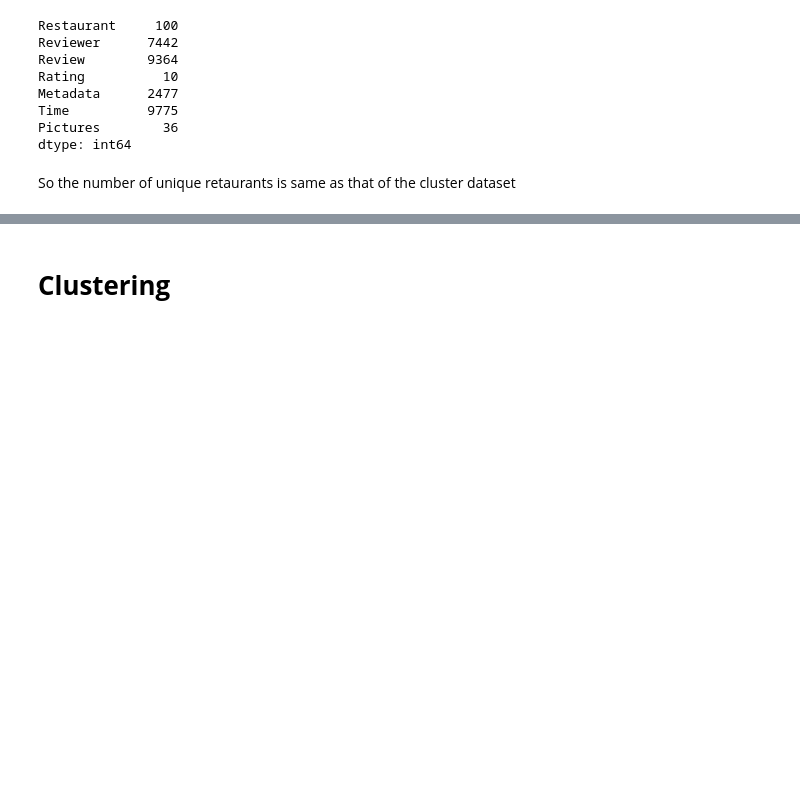
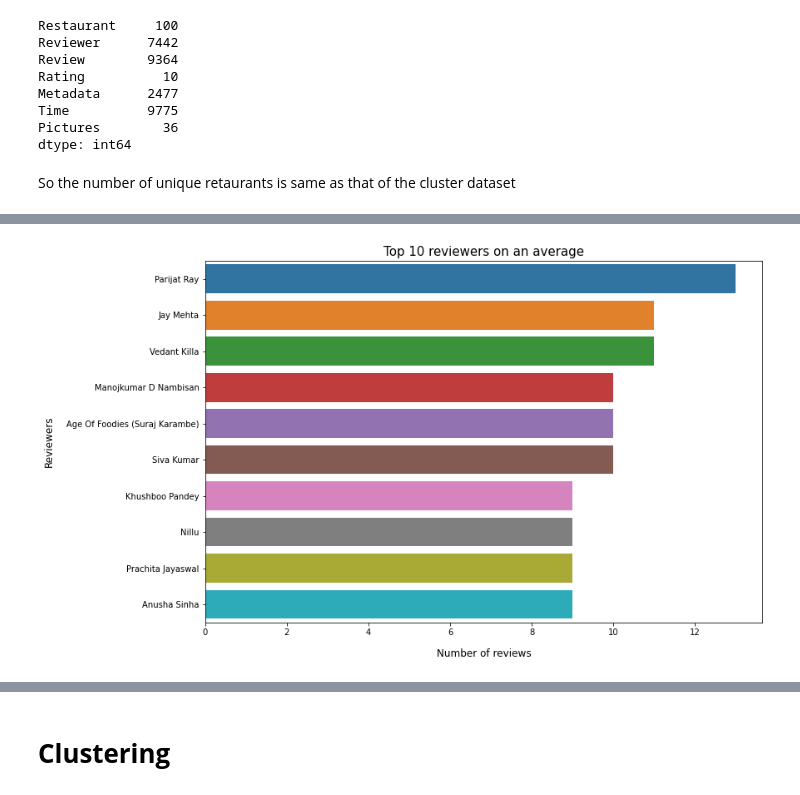
Before and after one commit to Nakulpradeep94/-ZOMATO-RESTAURANT-CLUSTERING-AND-SENTIMENT-ANALYSIS, a Jupyter notebook: ZOMATO_RESTAURANT_CLUSTERING_AND_SENTIMENT_ANALYSIS.ipynb, the cells around one changed output, grey strips where cells are left out. Saved outputs shown, nothing was run; the diff lists cells and outputs as text; code cells hidden in the pictures; blank space fills up the shorter version.

```diff
--- a/ZOMATO_RESTAURANT_CLUSTERING_AND_SENTIMENT_ANALYSIS.ipynb
+++ b/ZOMATO_RESTAURANT_CLUSTERING_AND_SENTIMENT_ANALYSIS.ipynb
@@ -400,0 +485,3 @@ review_new_df.describe()
+# %%
+review_new_df['num_of_review']=review_new_df['Metadata'].apply(lambda x: x.split(' ')[0]).astype('float')
+review_new_df['num_of_followers']=review_new_df['Metadata'].apply(lambda x: x.split(' ')[3] if len(x.split(' '))>2 else  0).astype('float')
@@ -400,0 +523,5 @@ review_new_df.describe()
+# %%
+#grouping together reviewer and metadata as some of the reviewers have same name
+eda_8=review_new_df.groupby(['Reviewer','Metadata']).agg({'Reviewer':'count','num_of_followers':'mean'}).rename(columns={'Reviewer':'no.of reviews'}).reset_index().sort_values(by='no.of reviews',ascending=False)
+
+eda_8.head(10)
@@ -400,0 +540,12 @@ review_new_df.describe()
+# %%
+#Bar plot to display top 10 reviewers
+sns.barplot(y = eda_8.head(10)['Reviewer'],
+            x = eda_8.head(10)['no.of reviews'])
+
+#To display the x label, y label and title of the bar chart
+plt.xlabel("Number of reviews", labelpad=14, fontsize = 12)
+plt.ylabel("Reviewers", labelpad=14, fontsize = 12)
+plt.title("Top 10 reviewers on an average", fontsize = 15)
+plt.show()
+# %% [output]
+[figure, added]
```
Also changed, not shown: parts of 98 cells of this notebook.
